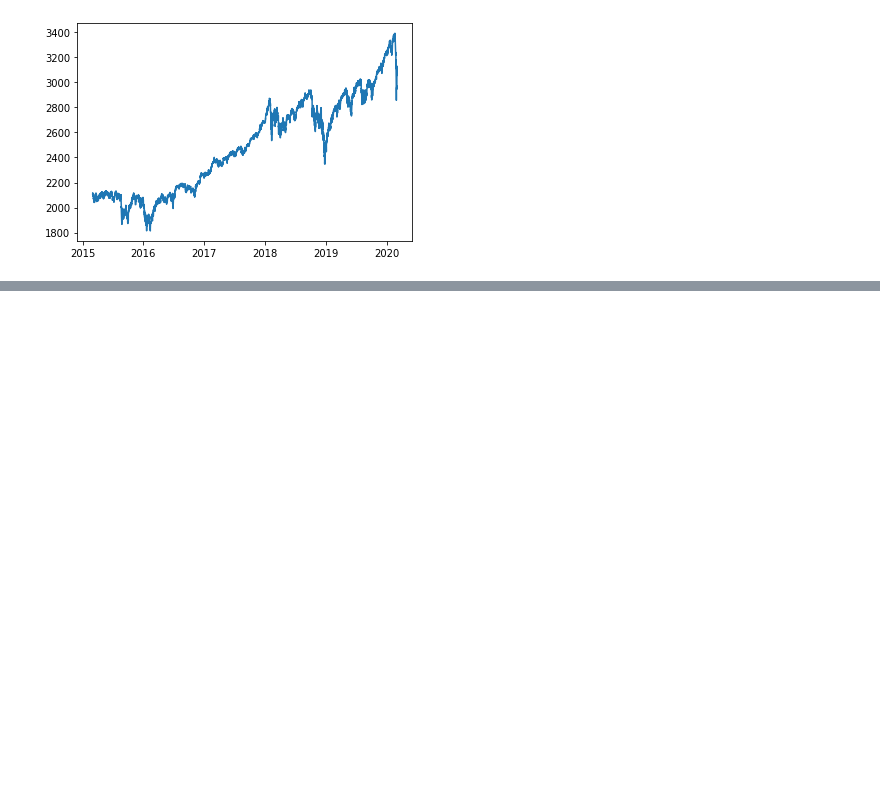
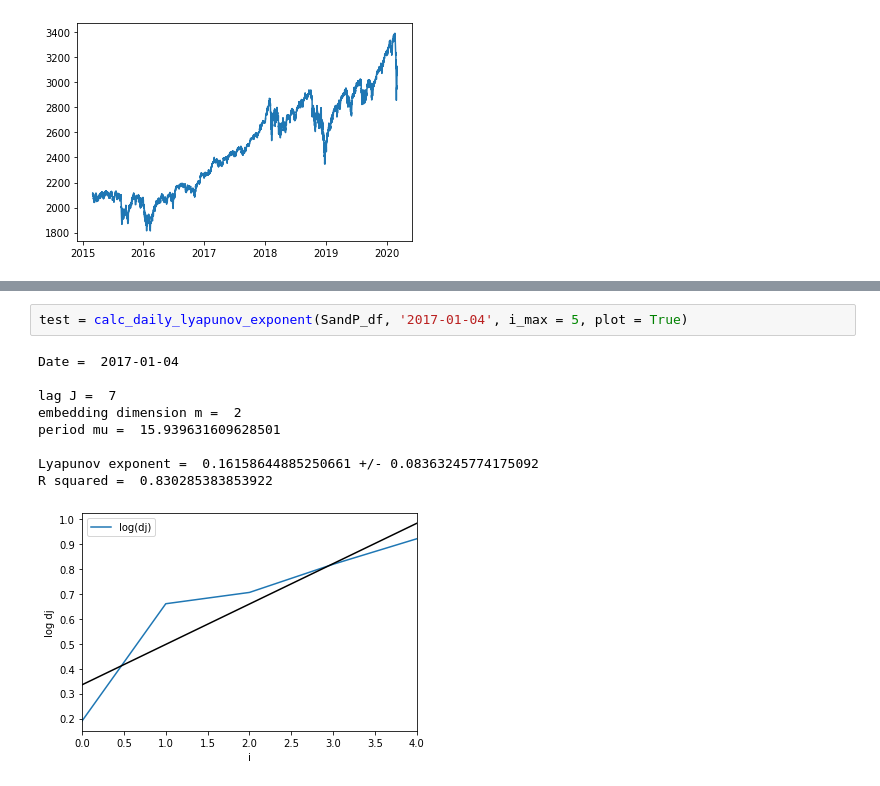
Before and after one commit to PtarmiganString/Final-year-project, a Jupyter notebook: Lyapunov - applying to financial data.ipynb, the cells around one changed output, grey strips where cells are left out. Cells and saved outputs as stored; diff of their text form; blank space fills up the shorter version.

```diff
--- a/Lyapunov - applying to financial data.ipynb
+++ b/Lyapunov - applying to financial data.ipynb
@@ -48,0 +282,12 @@ plt.show()
+# %%
+test = calc_daily_lyapunov_exponent(SandP_df, '2017-01-04', i_max = 5, plot = True)
+# %% [output]
+Date =  2017-01-04
+
+lag J =  7
+embedding dimension m =  2
+period mu =  15.939631609628501
+
+Lyapunov exponent =  0.16158644885250661 +/- 0.08363245774175092
+R squared =  0.830285383853922
+[figure, added]
```
Also changed, not shown: parts of 23 cells of this notebook, 1 other file.
